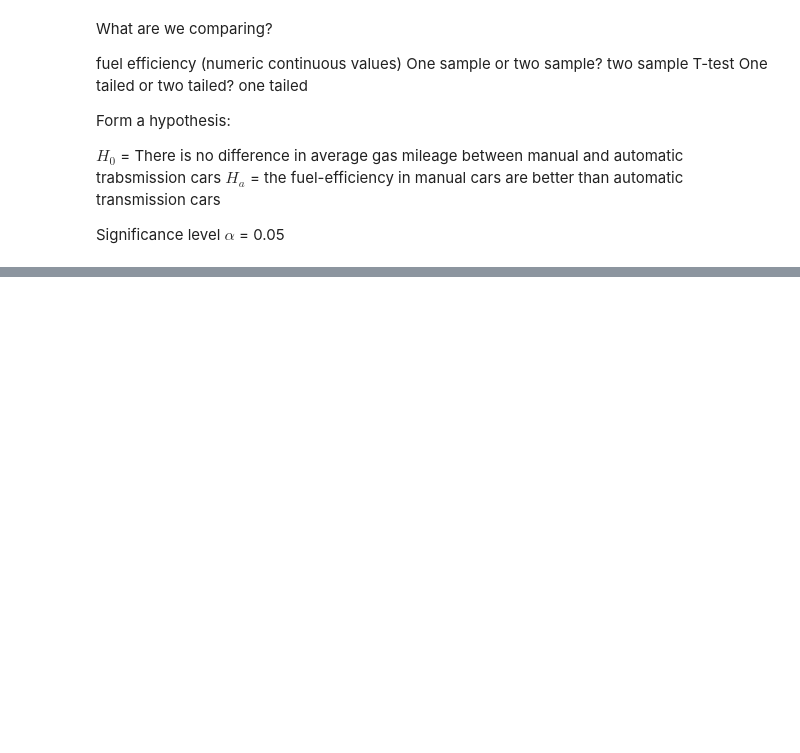
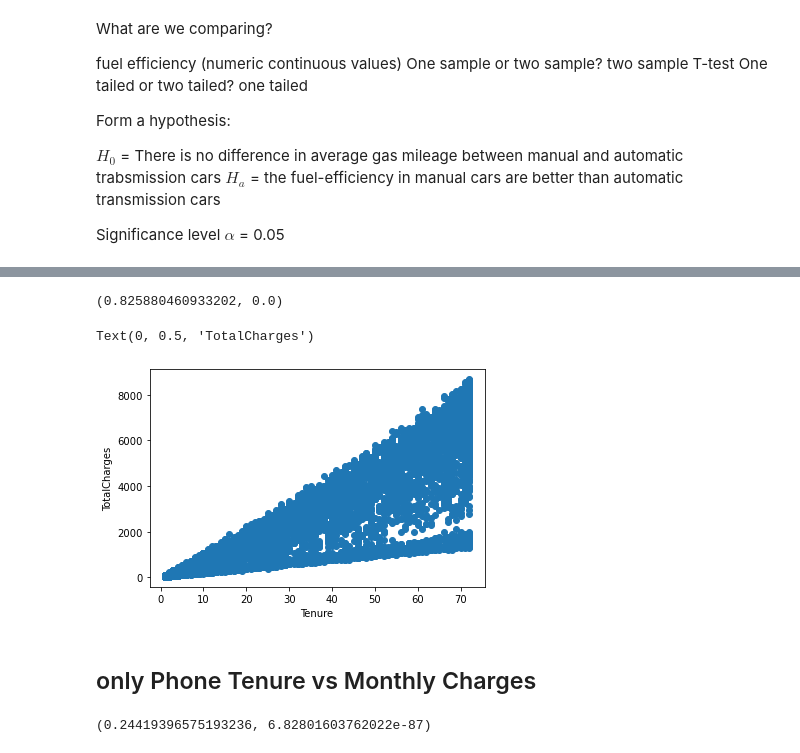
Before and after one commit to cindyvillanuevads/statistics-exercises, a Jupyter notebook: hypothesis_testing.ipynb, the cells around one changed output, grey strips where cells are left out. Saved outputs shown, nothing was run; the diff lists cells and outputs as text; code cells hidden in the pictures; blank space fills up the shorter version.

```diff
--- a/hypothesis_testing.ipynb
+++ b/hypothesis_testing.ipynb
@@ -434,0 +388,14 @@ Text(0.5, 1.0, 'Is mileage different by transmission type?')
+# %%
+r, p = stats.pearsonr(x,y2)
+r, p
+# %% [output]
+(0.825880460933202, 0.0)
+# %%
+plt.scatter(x,y2)
+plt.xlabel('Tenure')
+plt.ylabel('TotalCharges')
+# %% [output]
+Text(0, 0.5, 'TotalCharges')
+[figure, added]
+# %% [markdown]
+## only Phone  Tenure vs Monthly Charges
@@ -434,0 +405,5 @@ Text(0.5, 1.0, 'Is mileage different by transmission type?')
+# %%
+r, p = r, p = stats.pearsonr( x_only_phone_te, y_only_phone_mc)
+r, p
+# %% [output]
+(0.24419396575193236, 6.82801603762022e-87)
```
Also changed, not shown: parts of 80 cells of this notebook.
